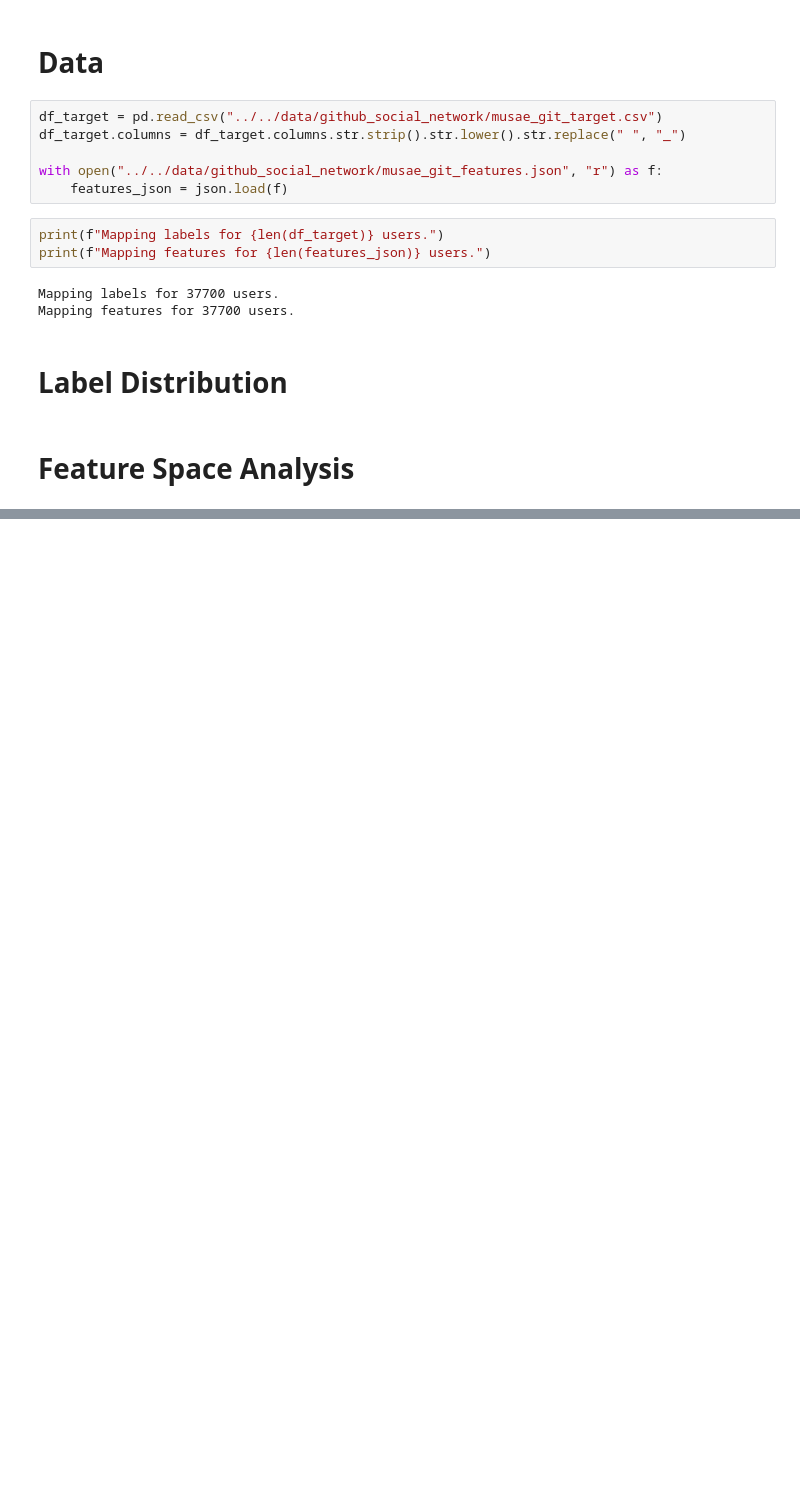
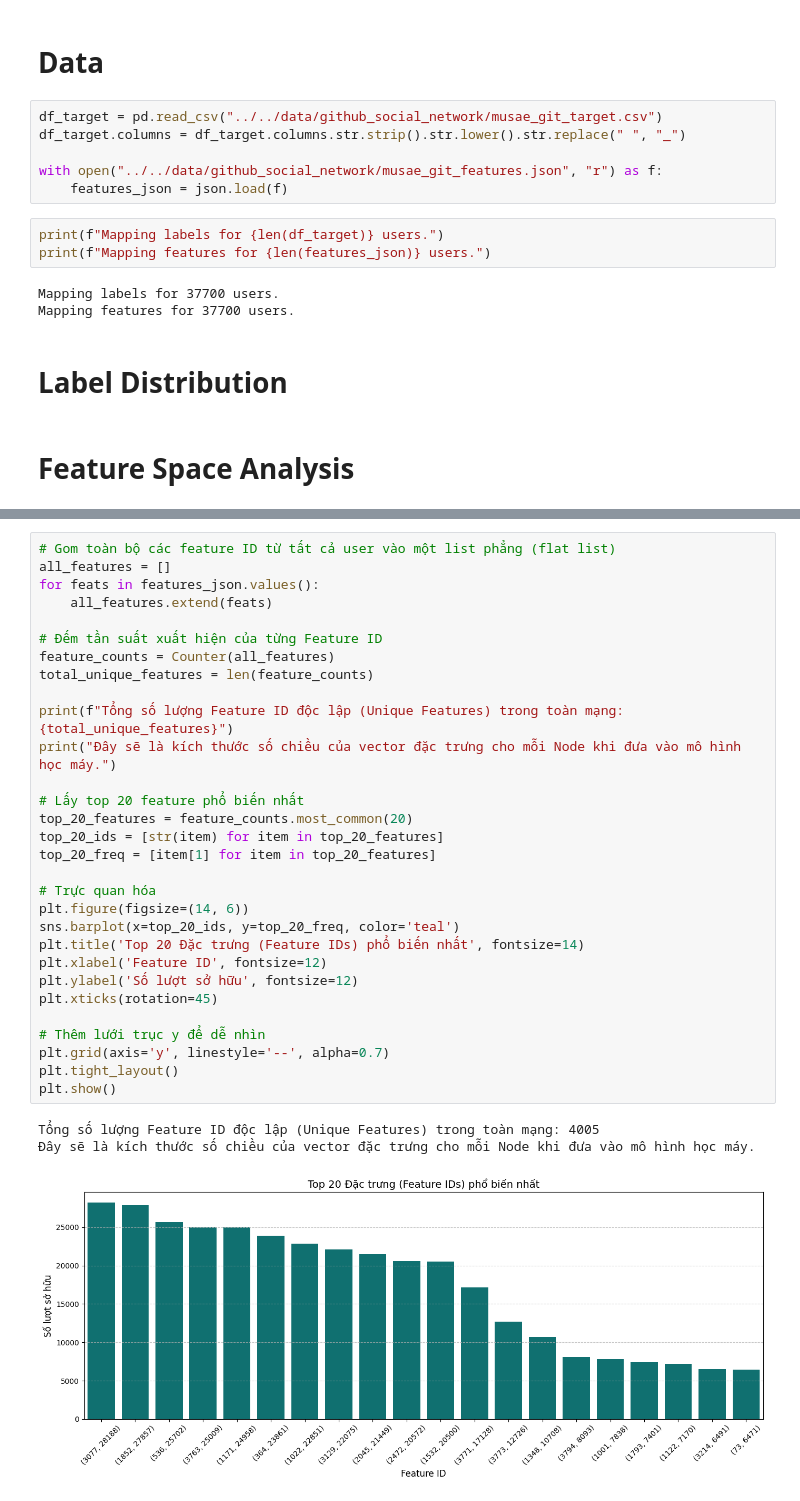
Before and after one commit to Avcuongy/social-analysis-project, a Jupyter notebook: notebooks/analysis/2_eda.ipynb, the cells around one changed output, grey strips where cells are left out. Drawn from its saved outputs; the diff is of its cells as text; blank space fills up the shorter version.

```diff
--- a/notebooks/analysis/2_eda.ipynb
+++ b/notebooks/analysis/2_eda.ipynb
@@ -31,0 +53,34 @@ Mapping features for 37700 users.
+# %%
+# Gom toàn bộ các feature ID từ tất cả user vào một list phẳng (flat list)
+all_features = []
+for feats in features_json.values():
+    all_features.extend(feats)
+
+# Đếm tần suất xuất hiện của từng Feature ID
+feature_counts = Counter(all_features)
+total_unique_features = len(feature_counts)
+
+print(f"Tổng số lượng Feature ID độc lập (Unique Features) trong toàn mạng: {total_unique_features}")
+print("Đây sẽ là kích thước số chiều của vector đặc trưng cho mỗi Node khi đưa vào mô hình học máy.")
+
+# Lấy top 20 feature phổ biến nhất
+top_20_features = feature_counts.most_common(20)
+top_20_ids = [str(item) for item in top_20_features]
+top_20_freq = [item[1] for item in top_20_features]
+
+# Trực quan hóa
+plt.figure(figsize=(14, 6))
+sns.barplot(x=top_20_ids, y=top_20_freq, color='teal')
+plt.title('Top 20 Đặc trưng (Feature IDs) phổ biến nhất', fontsize=14)
+plt.xlabel('Feature ID', fontsize=12)
+plt.ylabel('Số lượt sở hữu', fontsize=12)
+plt.xticks(rotation=45)
+
+# Thêm lưới trục y để dễ nhìn
+plt.grid(axis='y', linestyle='--', alpha=0.7)
+plt.tight_layout()
+plt.show()
+# %% [output]
+Tổng số lượng Feature ID độc lập (Unique Features) trong toàn mạng: 4005
+Đây sẽ là kích thước số chiều của vector đặc trưng cho mỗi Node khi đưa vào mô hình học máy.
+[figure, added]
```
Also changed, not shown: parts of 2 cells of this notebook, 3 other files.
